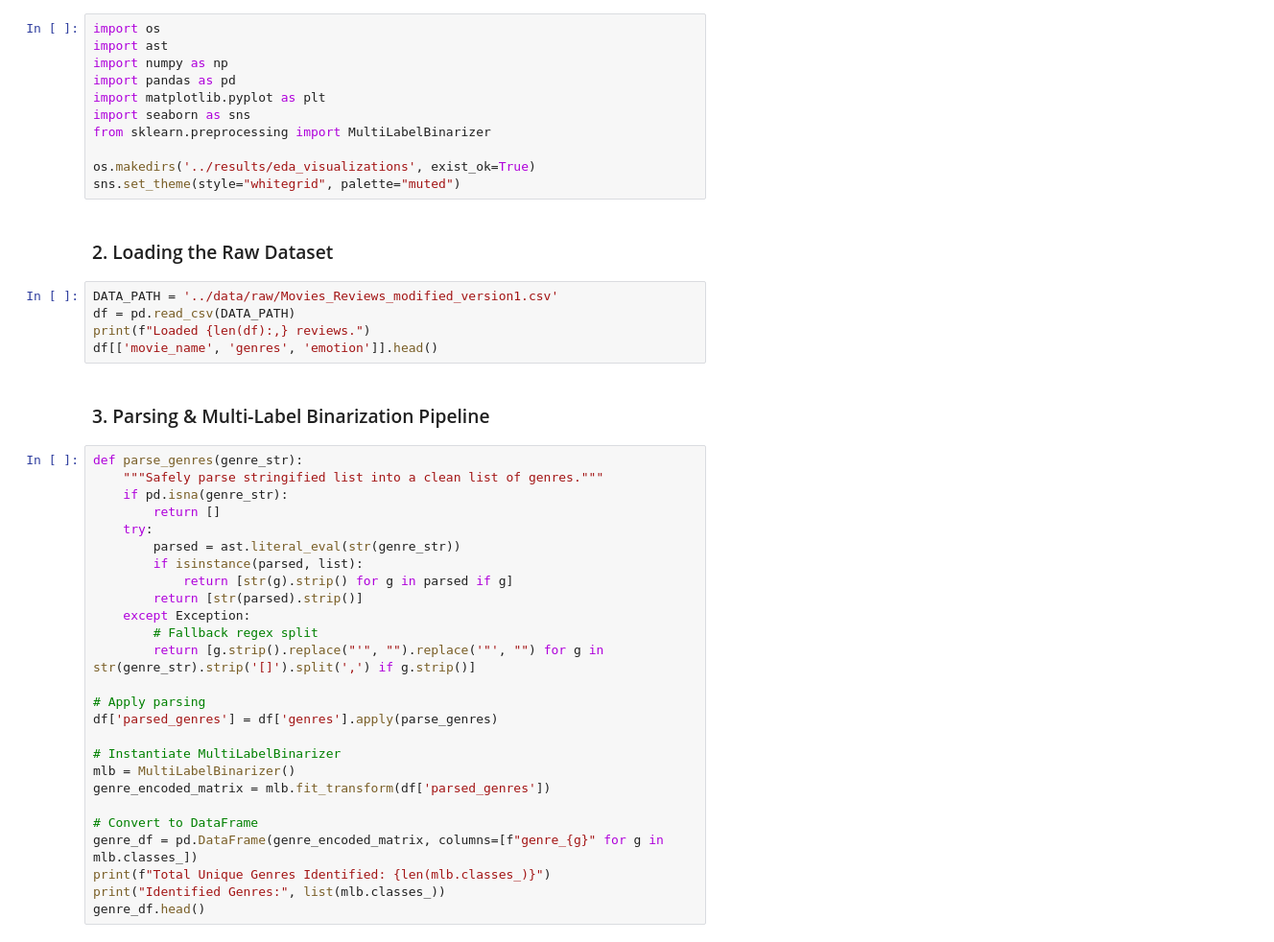
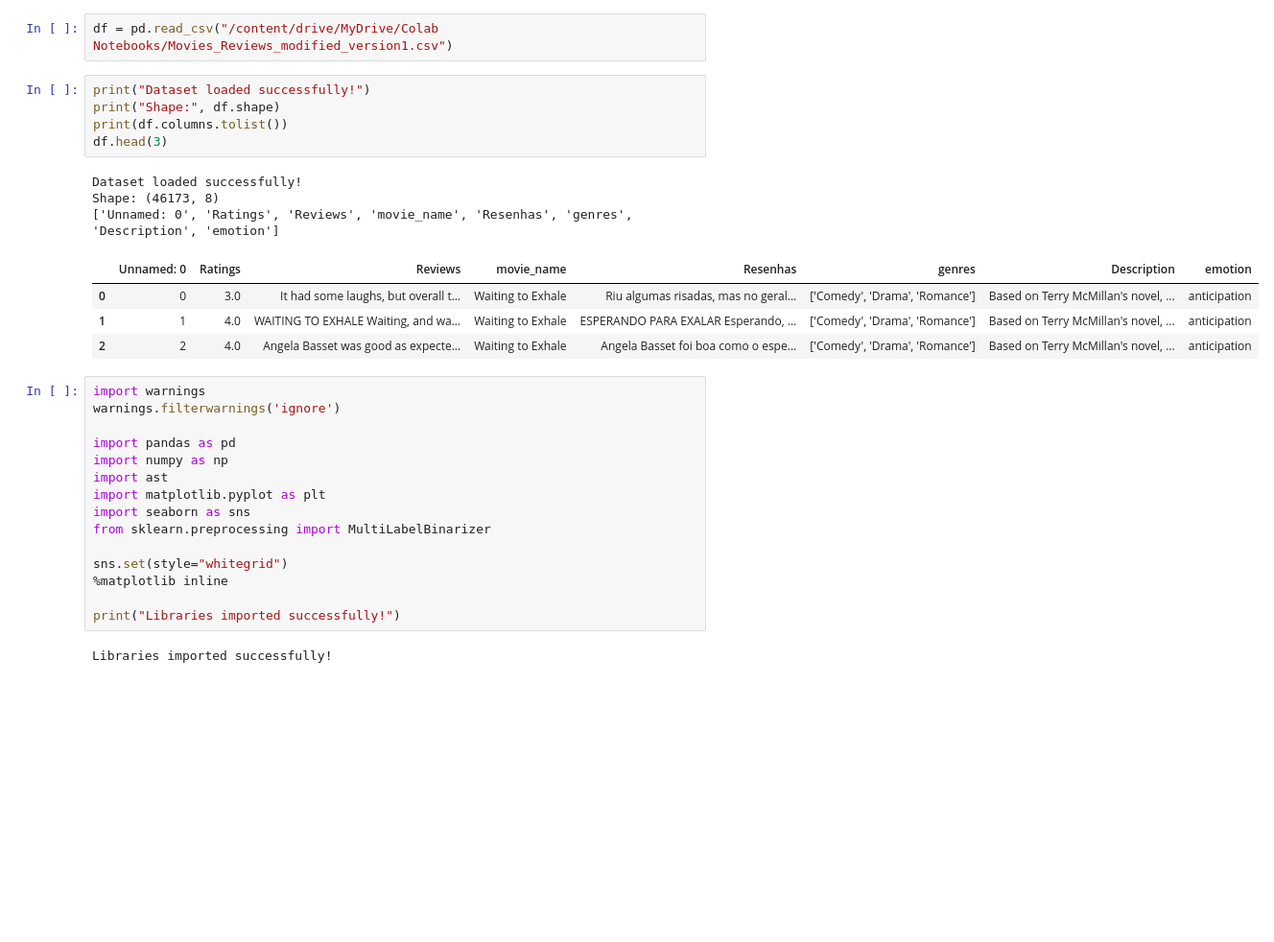
Before and after one commit to it25102877/IT2011-AIML-Project, a Jupyter notebook: notebooks/IT25102631_Preprocessing_GenreEncoding.ipynb, the cells around one changed output. Shown at 96% size. Saved outputs shown, nothing was run; the diff lists cells and outputs as text; blank space fills up the shorter version.

```diff
--- a/notebooks/IT25102631_Preprocessing_GenreEncoding.ipynb
+++ b/notebooks/IT25102631_Preprocessing_GenreEncoding.ipynb
@@ -16,46 +18,32 @@ The `genres` attribute provides crucial contextual metadata about each movie rev
+# %%
+df = pd.read_csv("/content/drive/MyDrive/Colab Notebooks/Movies_Reviews_modified_version1.csv")
+# %%
+print("Dataset loaded successfully!")
+print("Shape:", df.shape)
+print(df.columns.tolist())
+df.head(3)
+# %% [output]
+Dataset loaded successfully!
+Shape: (46173, 8)
+['Unnamed: 0', 'Ratings', 'Reviews', 'movie_name', 'Resenhas', 'genres', 'Description', 'emotion']
+|  | Unnamed: 0 | Ratings | Reviews | movie_name | Resenhas | genres | Description | emotion |
+| 0 | 0 | 3.0 | It had some laughs, but overall t... | Waiting to Exhale | Riu algumas risadas, mas no geral... | ['Comedy', 'Drama', 'Romance'] | Based on Terry McMillan's novel, ... | anticipation |
+| 1 | 1 | 4.0 | WAITING TO EXHALE Waiting, and wa... | Waiting to Exhale | ESPERANDO PARA EXALAR Esperando, ... | ['Comedy', 'Drama', 'Romance'] | Based on Terry McMillan's novel, ... | anticipation |
+| 2 | 2 | 4.0 | Angela Basset was good as expecte... | Waiting to Exhale | Angela Basset foi boa como o espe... | ['Comedy', 'Drama', 'Romance'] | Based on Terry McMillan's novel, ... | anticipation |
 # %%
-import os
+import warnings
+warnings.filterwarnings('ignore')
+
+import pandas as pd
+import numpy as np
 import ast
-import numpy as np
-import pandas as pd
 import matplotlib.pyplot as plt
 import seaborn as sns
 from sklearn.preprocessing import MultiLabelBinarizer
 
-os.makedirs('../results/eda_visualizations', exist_ok=True)
-sns.set_theme(style="whitegrid", palette="muted")
+sns.set(style="whitegrid")
+%matplotlib inline
+
+print("Libraries imported successfully!")
+# %% [output]
+Libraries imported successfully!
-# %% [markdown]
-### 2. Loading the Raw Dataset
-# %%
-DATA_PATH = '../data/raw/Movies_Reviews_modified_version1.csv'
-df = pd.read_csv(DATA_PATH)
-print(f"Loaded {len(df):,} reviews.")
-df[['movie_name', 'genres', 'emotion']].head()
-# %% [markdown]
-### 3. Parsing & Multi-Label Binarization Pipeline
-# %%
-def parse_genres(genre_str):
-    """Safely parse stringified list into a clean list of genres."""
-    if pd.isna(genre_str):
-        return []
-    try:
-        parsed = ast.literal_eval(str(genre_str))
-        if isinstance(parsed, list):
-            return [str(g).strip() for g in parsed if g]
-        return [str(parsed).strip()]
-    except Exception:
-        # Fallback regex split
-        return [g.strip().replace("'", "").replace('"', "") for g in str(genre_str).strip('[]').split(',') if g.strip()]
-
-# Apply parsing
-df['parsed_genres'] = df['genres'].apply(parse_genres)
-
-# Instantiate MultiLabelBinarizer
-mlb = MultiLabelBinarizer()
-genre_encoded_matrix = mlb.fit_transform(df['parsed_genres'])
-
-# Convert to DataFrame
-genre_df = pd.DataFrame(genre_encoded_matrix, columns=[f"genre_{g}" for g in mlb.classes_])
-print(f"Total Unique Genres Identified: {len(mlb.classes_)}")
-print("Identified Genres:", list(mlb.classes_))
-genre_df.head()
```
Also changed, not shown: parts of 16 cells of this notebook.
